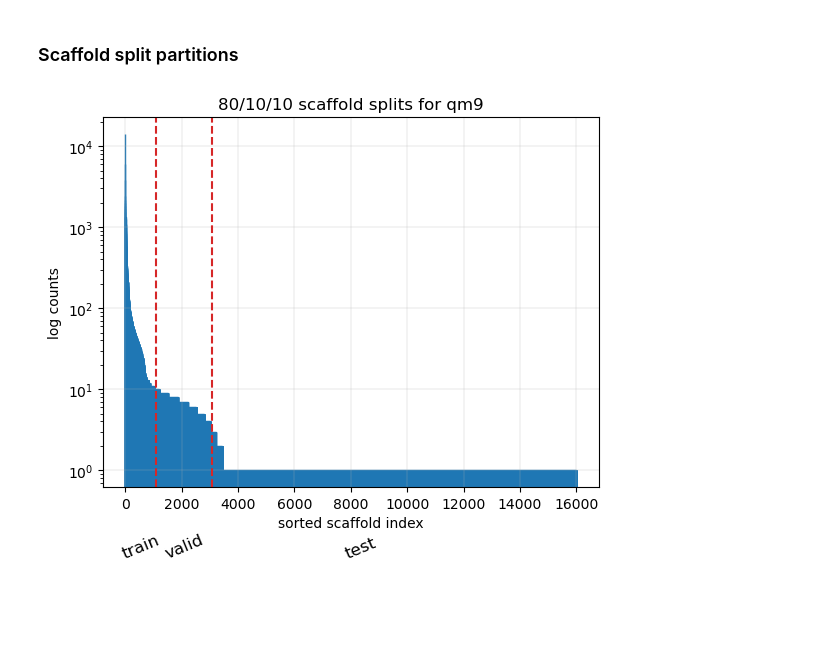
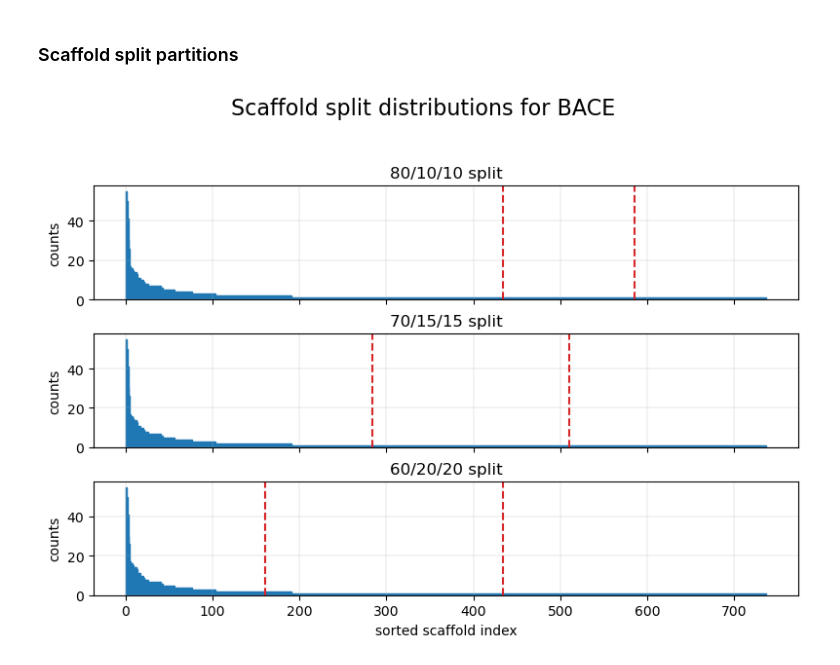
Before and after one commit to NiklasBille/Thesis, a Jupyter notebook: plots.ipynb, the cells around one changed output. Drawn from its saved outputs; the diff is of its cells as text; code cells hidden in the pictures; blank space fills up the shorter version.

Commit message:
updated the scaffold split plot

```diff
--- a/plots.ipynb
+++ b/plots.ipynb
@@ -42,35 +81,35 @@ all_scaffold_sets = [
-# %%
-scaffold_bins = list(np.concatenate([[i for a in scaffold_set] for i, scaffold_set in enumerate(all_scaffold_sets)]))
-
-counts, bin_edges, _ = plt.hist(scaffold_bins, bins=len(all_scaffolds), log=True, edgecolor='#1f77b4')
-
-train_cutoff = np.where(np.cumsum(counts) > floor(0.8 * len(scaffold_bins)))[0][0]
-valid_cutoff = np.where(np.cumsum(counts) > floor(0.9 * len(scaffold_bins)))[0][0]
-train_line = bin_edges[train_cutoff]
-valid_line = bin_edges[valid_cutoff]
-
-plt.axvline(train_line, color="#d62728", ls="--")
-plt.axvline(valid_line, color="#d62728", ls="--")
-plt.grid(True, which="major", linewidth=0.2)
-
-# Compute text locations
-x_train = train_line/2
-x_valid = (train_line + valid_line) / 2
-x_test = (4*(train_line + valid_line)) / 2
-
-# Create a blended transform:
-ax = plt.gca()
-transform = transforms.blended_transform_factory(ax.transData, ax.transAxes)
-
-# Place text
-plt.text(x_train, -0.2, "train", transform=transform, ha="center",  va="bottom",  fontsize=12, rotation = 45/2)
-plt.text(x_valid, -0.2, "valid", transform=transform, ha="center",  va="bottom",  fontsize=12, rotation = 45/2)
-plt.text(x_test, -0.2, "test", transform=transform, ha="center",  va="bottom",  fontsize=12, rotation = 45/2)
-
-plt.title(f"80/10/10 scaffold splits for {task_name}")
-plt.ylabel("log counts")
-plt.xlabel("sorted scaffold index")
-
-plt.show()
-# %% [output]
-[figure, removed]
+# %%
+dataset_naming = "ogbg-molbace"
+frac_trains = [0.8, 0.7, 0.6]
+split_namings = ["80/10/10", "70/15/15", "60/20/20" ]
+
+fig, axes = plt.subplots(3, 1, figsize=(8, 6), sharex=True)
+for i, frac_train in enumerate(frac_trains):
+    split_naming = split_namings[i]
+
+    custom_split, scaffold_bins, n_unique_scaffolds = scaffold_split(dataset_naming, frac_train)
+    n_molecules = len(scaffold_bins)
+
+    ax = axes[i]
+
+    counts, bin_edges, _ = ax.hist(scaffold_bins, bins=n_unique_scaffolds, edgecolor='#1f77b4')
+
+    train_cutoff = np.where(np.cumsum(counts) > floor(frac_train * n_molecules))[0][0]
+    valid_cutoff = np.where(np.cumsum(counts) > floor((frac_train + (1 - frac_train) / 2) * n_molecules))[0][0]
+
+    train_line = bin_edges[train_cutoff]
+    valid_line = bin_edges[valid_cutoff]
+
+    ax.axvline(train_line, color="#d62728", ls="--", label="train/val split")
+    ax.axvline(valid_line, color="#d62728", ls="--")
+    ax.grid(True, which="major", linewidth=0.2)
+    ax.set_title(f"{split_naming} split")
+    ax.set_ylabel("counts")
+
+axes[-1].set_xlabel("sorted scaffold index")
+fig.suptitle(f"Scaffold split distributions for BACE", fontsize=16)
+plt.tight_layout(rect=[0, 0.03, 1, 0.95])
+plt.subplots_adjust(hspace=0.3)  # adjust vertical space between plots
+plt.show()
+# %% [output]
+[figure, added]
```
Also changed, not shown: parts of 1 cell of this notebook.
